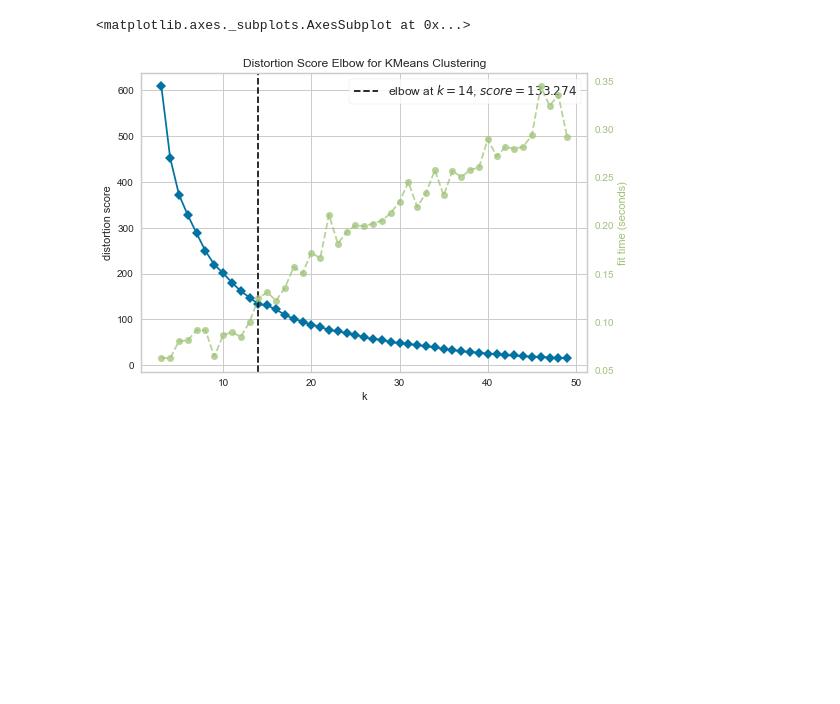
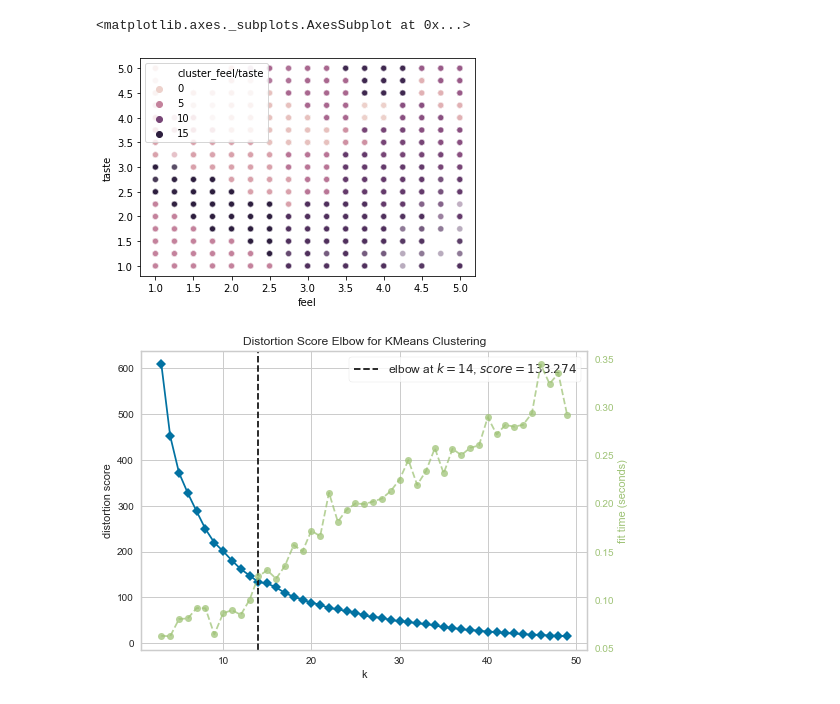
Before and after one commit to rhomain-rangeay/Projet-Python-pour-le-Data-Scientist, a Jupyter notebook: Notebook_ML.ipynb, the cells around one changed output. Cells and saved outputs as stored; diff of their text form; code cells hidden in the pictures; blank space fills up the shorter version.

Commit message:
clustering

```diff
--- a/Notebook_ML.ipynb
+++ b/Notebook_ML.ipynb
@@ -159,7 +156,7 @@ visualizer.show()
 <matplotlib.axes._subplots.AxesSubplot at 0x...>
 # %%
 # 54
-k_means = KMeans(n_clusters = 55)
+k_means = KMeans(n_clusters = 54)
 k_means.fit(data[['look', 'smell', 'taste', 'feel']]) #K-means training
 k_means.predict(data[['look', 'smell', 'taste', 'feel']])
 # %% [output]
@@ -167,5 +164,6 @@ array([51, 54, 51, ..., 53, 14, 32])
 # %%
 df_subj_abv['cluster_subj'] = k_means.labels_
+cluster_name.append('cluster_subj')
 # p = sns.scatterplot(data=df_subj_abv.sample(10**6), x="look", y="smell", hue = "cluster_subj",alpha = 0.4)
 # %% [markdown]
 ### Clustering sur l'abv
@@ -186,5 +186,6 @@ k_means.predict(data[['abv']])
 # %%
 df_ml['cluster_abv'] = k_means.labels_
+cluster_name.append('cluster_abv')
 #p = sns.scatterplot(data=df_subj_abv.sample(10**6), x="abv", hue = "cluster_subj",alpha = 0.4)
 # %%
 sns.heatmap(df_subj_abv[['look', 'smell', 'taste', 'feel', 'abv']].corr(), cmap='coolwarm', annot=True, fmt=".2f")
@@ -213,6 +214,7 @@ k_means = KMeans(n_clusters = 26)
 k_means.fit(data[['feel', 'taste', 'smell']]) #K-means training
 k_means.predict(data[['feel', 'taste', 'smell']])
 df_subj_abv['cluster_nolook'] = k_means.labels_
+cluster_name.append('cluster_nolook')
 # p = sns.scatterplot(data=df_subj_abv.sample(10**6), x="abv", hue = "cluster_subj",alpha = 0.4)
 # %%
 visualizer = KElbowVisualizer(k_means, k=(3, 50))
@@ -224,10 +226,13 @@ visualizer.show()
 # %%
 #15
 k_means = KMeans(n_clusters = 15)
 k_means.fit(data[['feel', 'taste']]) #K-means training
 k_means.predict(data[['feel', 'taste']])
 df_subj_abv['cluster_feel/taste'] = k_means.labels_
+cluster_name.append('cluster_feel/taste')
 p = sns.scatterplot(data=df_subj_abv.sample(10**6), x="feel", y = "taste", hue = "cluster_feel/taste",alpha = 0.4)
+# %% [output]
+[figure, added]
 # %%
 visualizer = KElbowVisualizer(k_means, k=(3, 50))
 visualizer.fit(data[['taste', 'smell']].sample(10**3))
```
Also changed, not shown: parts of 13 cells of this notebook.
